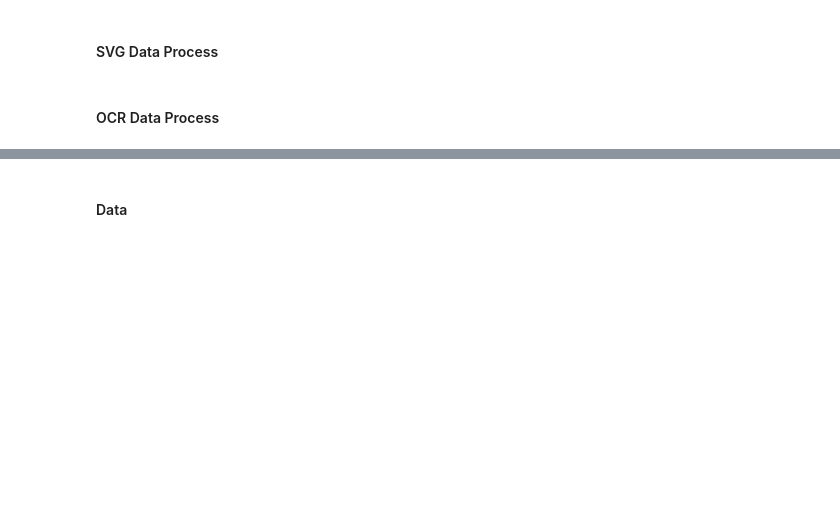
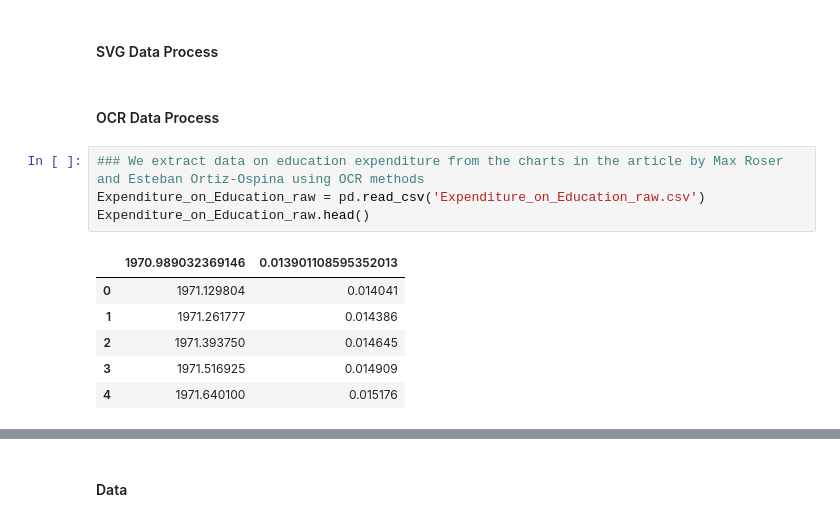
Before and after one commit to QIYIHAN/DE-on-GDP-and-Economy, a Jupyter notebook: Article Data Fetching(OCR+SVG)/Article Data Fetching(OCR+SVG).ipynb, the cells around one changed output, grey strips where cells are left out. Drawn from its saved outputs; the diff is of its cells as text; blank space fills up the shorter version.

```diff
--- a/Article Data Fetching(OCR+SVG)/Article Data Fetching(OCR+SVG).ipynb
+++ b/Article Data Fetching(OCR+SVG)/Article Data Fetching(OCR+SVG).ipynb
@@ -64,3 +66,14 @@ Our World In Data is a project of the Global Change Data Lab, a registered chari
 #### SVG Data Process
 # %% [markdown]
 #### OCR Data Process
+# %%
+### We extract data on education expenditure from the charts in the article by Max Roser and Esteban Ortiz-Ospina using OCR methods
+Expenditure_on_Education_raw = pd.read_csv('Expenditure_on_Education_raw.csv')
+Expenditure_on_Education_raw.head()
+# %% [output]
+|  | 1970.989032369146 | 0.013901108595352013 |
+| 0 | 1971.129804 | 0.014041 |
+| 1 | 1971.261777 | 0.014386 |
+| 2 | 1971.393750 | 0.014645 |
+| 3 | 1971.516925 | 0.014909 |
+| 4 | 1971.640100 | 0.015176 |
```
Also changed, not shown: parts of 3 cells of this notebook.
